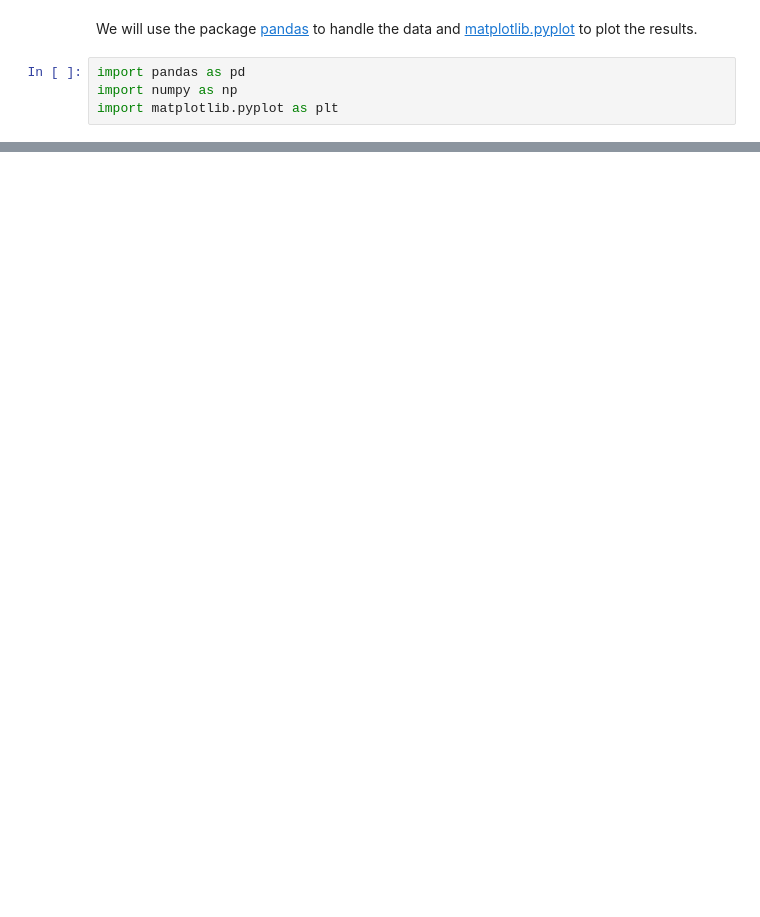
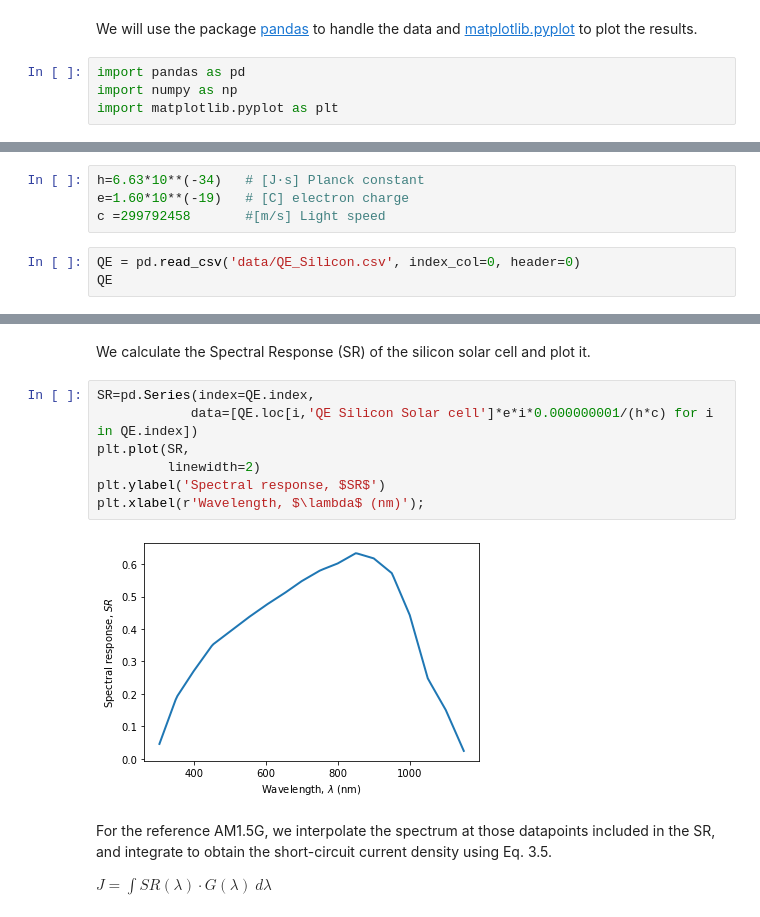
Before and after one commit to martavp/pv-textbook, a Jupyter notebook: Problems/Chapter_12/Problem12.07.ipynb, the cells around one changed output, grey strips where cells are left out. Drawn from its saved outputs; the diff is of its cells as text; blank space fills up the shorter version.

```diff
--- a/Problems/Chapter_12/Problem12.07.ipynb
+++ b/Problems/Chapter_12/Problem12.07.ipynb
@@ -116,0 +98,7 @@ Diffuse component ratio is 0.243
+# %%
+h=6.63*10**(-34)   # [J·s] Planck constant
+e=1.60*10**(-19)   # [C] electron charge
+c =299792458       #[m/s] Light speed
+# %%
+QE = pd.read_csv('data/QE_Silicon.csv', index_col=0, header=0)
+QE
@@ -116,0 +120,15 @@ Diffuse component ratio is 0.243
+# %% [markdown]
+We calculate the Spectral Response (SR) of the silicon solar cell and plot it.
+# %%
+SR=pd.Series(index=QE.index,
+            data=[QE.loc[i,'QE Silicon Solar cell']*e*i*0.000000001/(h*c) for i in QE.index])
+plt.plot(SR,
+         linewidth=2)
+plt.ylabel('Spectral response, $SR$')
+plt.xlabel(r'Wavelength, $\lambda$ (nm)');
+# %% [output]
+[figure, added]
+# %% [markdown]
+For the reference AM1.5G, we interpolate the spectrum at those datapoints included in the SR, and integrate to obtain the short-circuit current density using Eq. 3.5.
+
+$J=\int SR(\lambda) \cdot G(\lambda) \ d\lambda$
```
Also changed, not shown: parts of 38 cells of this notebook, 1 other file.
